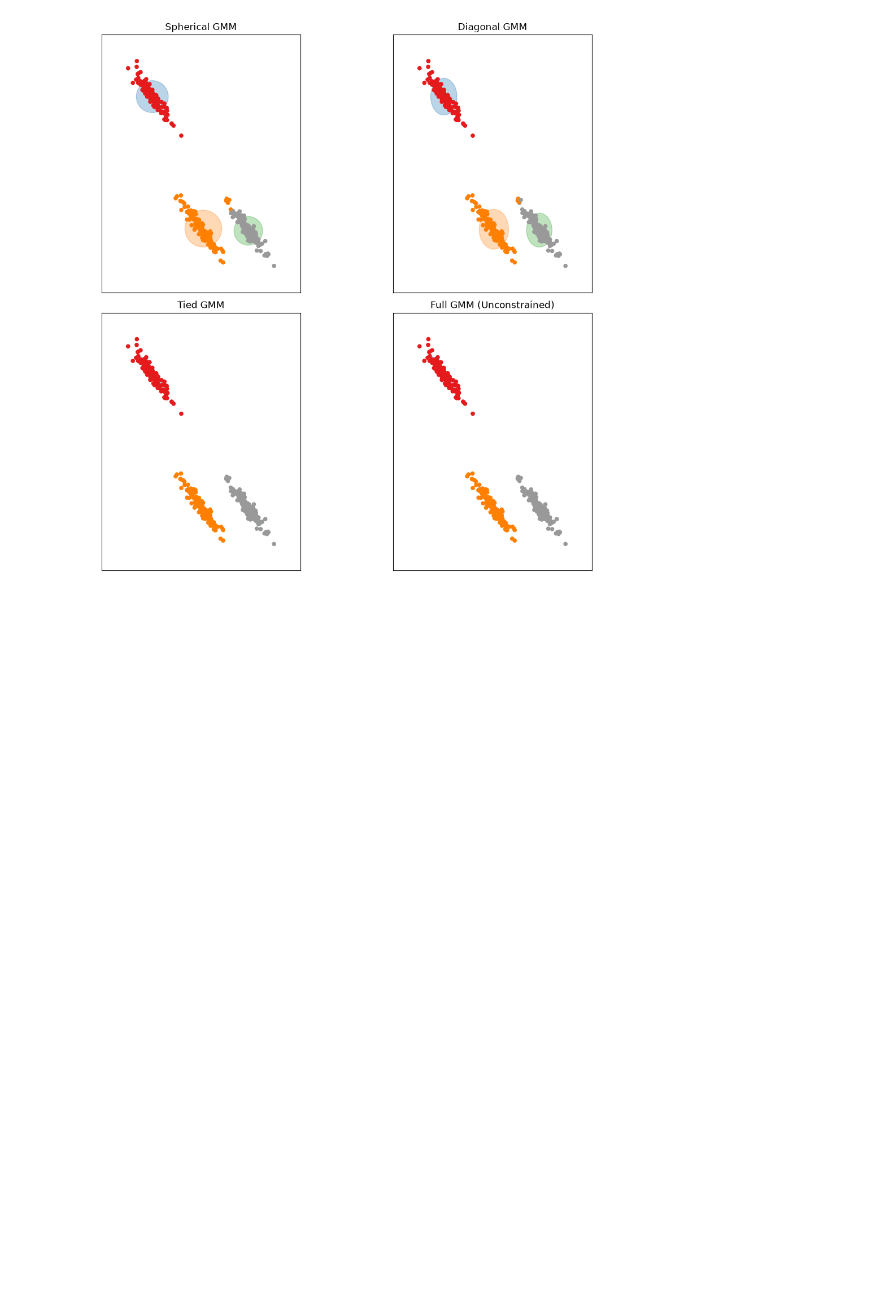
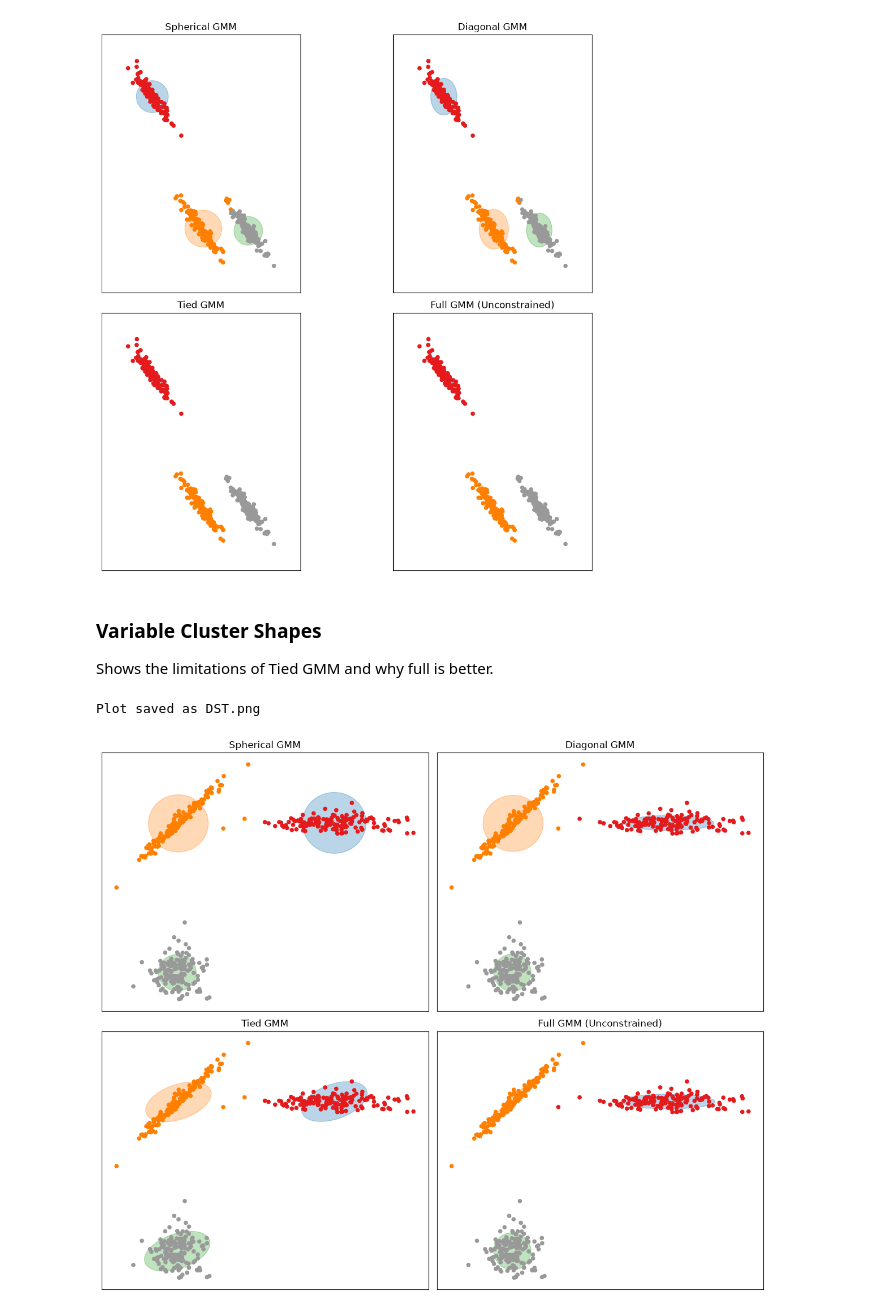
Before and after one commit to ljmulryan-oss/LongformPortfolioCode, a Jupyter notebook: ClusteringVisuals.ipynb, the cells around one changed output. Drawn from its saved outputs; the diff is of its cells as text; code cells hidden in the pictures; blank space fills up the shorter version.

```diff
--- a/ClusteringVisuals.ipynb
+++ b/ClusteringVisuals.ipynb
@@ -70,3 +76,82 @@ print("Plot saved as gmm_comparison.png")
 # %% [output]
 Plot saved as gmm_comparison.png
 [figure]
+# %% [markdown]
+### Variable Cluster Shapes
+
+Shows the limitations of Tied GMM and why full is better.
+# %%
+
+# Generate a dataset with distinctly shaped and oriented clusters
+np.random.seed(42)
+X1, _ = make_blobs(n_samples=150, centers=[[-4, -4]], cluster_std=0.7, random_state=42)
+X2, _ = make_blobs(n_samples=150, centers=[[4, 4]], cluster_std=0.7, random_state=42)
+X3, _ = make_blobs(n_samples=150, centers=[[-4, 4]], cluster_std=0.7, random_state=42)
+
+# Transform each cluster to have DIFFERENT covariances (violating Tied GMM constraint)
+# Cluster 1: Remains roughly spherical
+# Cluster 2: Stretched heavily horizontally
+trans2 = [[2.5, 0.0], [0.0, 0.4]]
+X2 = np.dot(X2 - [4, 4], trans2) + [4, 4]
+
+# Cluster 3: Stretched diagonally
+trans3 = [[1.0, 1.2], [1.2, 1.0]]
+X3 = np.dot(X3 - [-4, 4], trans3) + [-4, 4]
+
+X_varied = np.vstack([X1, X2, X3])
+
+# Define the GMM models
+models = {
+    'Spherical GMM': GaussianMixture(n_components=3, covariance_type='spherical', random_state=42),
+    'Diagonal GMM': GaussianMixture(n_components=3, covariance_type='diag', random_state=42),
+    'Tied GMM': GaussianMixture(n_components=3, covariance_type='tied', random_state=42),
+    'Full GMM (Unconstrained)': GaussianMixture(n_components=3, covariance_type='full', random_state=42)
+}
+
+fig, axes = plt.subplots(2, 2, figsize=(12, 10))
+axes = axes.ravel()
+
+def make_ellipses(gmm, ax, covariance_type):
+    colors = ['tab:blue', 'tab:orange', 'tab:green']
+    for n, color in enumerate(colors):
+        if covariance_type == 'full':
+            covariances = gmm.covariances_[n][:2, :2]
+        elif covariance_type == 'tied':
+            covariances = gmm.covariances_[:2, :2]
+        elif covariance_type == 'diag':
+            covariances = np.diag(gmm.covariances_[n][:2])
+        elif covariance_type == 'spherical':
+            covariances = np.eye(gmm.means_.shape[1]) * gmm.covariances_[n]
+
+        v, w = np.linalg.eigh(covariances)
+        u = w[0] / np.linalg.norm(w[0])
+        angle = np.arctan2(u[1], u[0])
+        angle = 180 * angle / np.pi
+        v = 2. * np.sqrt(2.) * np.sqrt(v)
+        ell = mpl.patches.Ellipse(gmm.means_[n, :2], v[0], v[1], angle=180 + angle, color=color)
+        ell.set_clip_box(ax.bbox)
+        ell.set_alpha(0.3)
+        ax.add_artist(ell)
+
+for i, (name, gmm) in enumerate(models.items()):
+    # Fit the model
+    gmm.fit(X_varied)
+    y_pred = gmm.predict(X_varied)
+
+    # Plot the clusters
+    ax = axes[i]
+    scatter = ax.scatter(X_varied[:, 0], X_varied[:, 1], c=y_pred, s=20, cmap='Set1', zorder=2)
+
+    # Plot the covariance ellipses
+    make_ellipses(gmm, ax, gmm.covariance_type)
+
+    ax.set_title(name)
+    ax.set_xticks(())
+    ax.set_yticks(())
+
+plt.tight_layout()
+plt.savefig('DST.png', dpi=150)
+print("Plot saved as DST.png")
+# %% [output]
+Plot saved as DST.png
+[figure, added]
```
Also changed, not shown: parts of 1 cell of this notebook, 1 other file.
